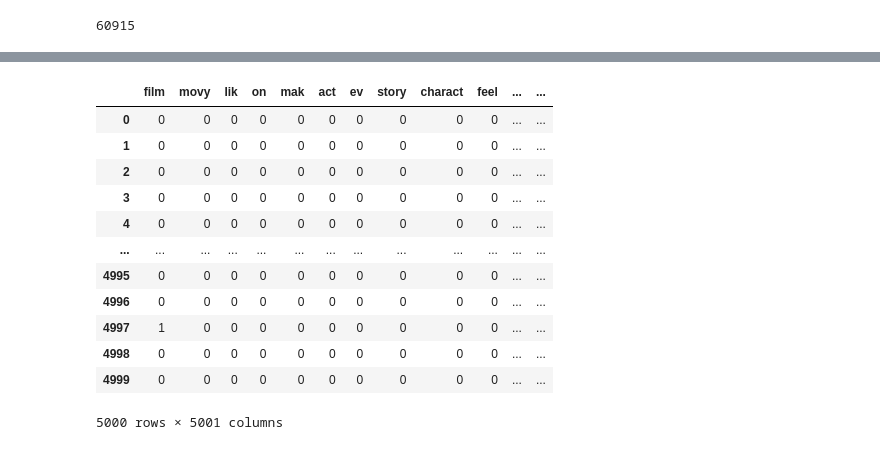
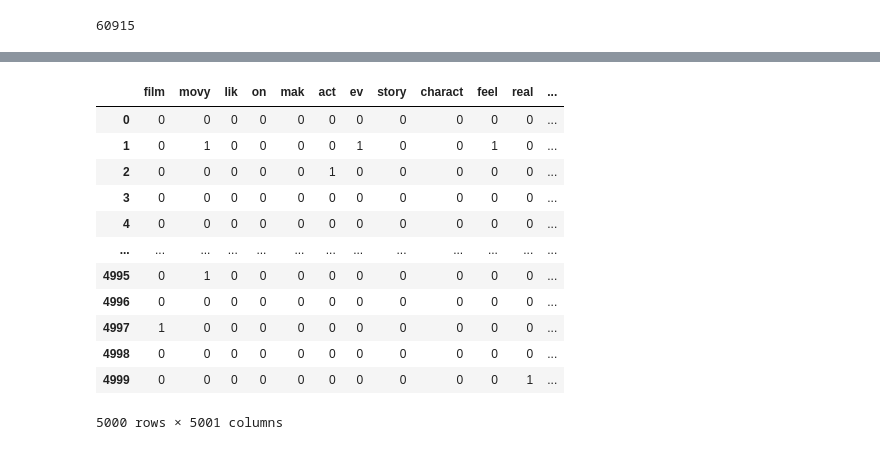
Before and after one commit to KatharinaWiedmann/DataEngGroupProject, a Jupyter notebook: NLP Classifier.ipynb, the cells around one changed output, grey strips where cells are left out. Drawn from its saved outputs; the diff is of its cells as text; code cells hidden in the pictures.

```diff
--- a/NLP Classifier.ipynb
+++ b/NLP Classifier.ipynb
@@ -124,25 +124,36 @@ sorted_count
  ('moviego', 12),
  ('arc', 12),
  ...]
+# %%
+a=[]
+for i in reviews['Review'] :
+    i = i.lower()
+    i =
+    i = word_tokenize(i)
+    x = []
+    for j in i:
+        j = LS.stem(j)
+        x.append(j)
+    a.append(x)
+a
 # %%
 word_matrix = []
 
 for i in a: word_matrix.append([1 if j in i else 0 for j in top5000])
 features = pd.DataFrame(word_matrix, columns = top5000, index = reviews.index)
-features['review']=reviews['Review']
 features['freshness']=reviews['Freshness']
 features
 # %% [output]
-|  | film | movy | lik | on | mak | act | ev | story | charact | feel | ... | ... |
-| 0 | 0 | 0 | 0 | 0 | 0 | 0 | 0 | 0 | 0 | 0 | ... | ... |
-| 1 | 0 | 0 | 0 | 0 | 0 | 0 | 0 | 0 | 0 | 0 | ... | ... |
-| 2 | 0 | 0 | 0 | 0 | 0 | 0 | 0 | 0 | 0 | 0 | ... | ... |
-| 3 | 0 | 0 | 0 | 0 | 0 | 0 | 0 | 0 | 0 | 0 | ... | ... |
-| 4 | 0 | 0 | 0 | 0 | 0 | 0 | 0 | 0 | 0 | 0 | ... | ... |
+|  | film | movy | lik | on | mak | act | ev | story | charact | feel | real | ... |
+| 0 | 0 | 0 | 0 | 0 | 0 | 0 | 0 | 0 | 0 | 0 | 0 | ... |
+| 1 | 0 | 1 | 0 | 0 | 0 | 0 | 1 | 0 | 0 | 1 | 0 | ... |
+| 2 | 0 | 0 | 0 | 0 | 0 | 1 | 0 | 0 | 0 | 0 | 0 | ... |
+| 3 | 0 | 0 | 0 | 0 | 0 | 0 | 0 | 0 | 0 | 0 | 0 | ... |
+| 4 | 0 | 0 | 0 | 0 | 0 | 0 | 0 | 0 | 0 | 0 | 0 | ... |
 | ... | ... | ... | ... | ... | ... | ... | ... | ... | ... | ... | ... | ... |
-| 4995 | 0 | 0 | 0 | 0 | 0 | 0 | 0 | 0 | 0 | 0 | ... | ... |
-| 4996 | 0 | 0 | 0 | 0 | 0 | 0 | 0 | 0 | 0 | 0 | ... | ... |
-| 4997 | 1 | 0 | 0 | 0 | 0 | 0 | 0 | 0 | 0 | 0 | ... | ... |
-| 4998 | 0 | 0 | 0 | 0 | 0 | 0 | 0 | 0 | 0 | 0 | ... | ... |
-| 4999 | 0 | 0 | 0 | 0 | 0 | 0 | 0 | 0 | 0 | 0 | ... | ... |
+| 4995 | 0 | 1 | 0 | 0 | 0 | 0 | 0 | 0 | 0 | 0 | 0 | ... |
+| 4996 | 0 | 0 | 0 | 0 | 0 | 0 | 0 | 0 | 0 | 0 | 0 | ... |
+| 4997 | 1 | 0 | 0 | 0 | 0 | 0 | 0 | 0 | 0 | 0 | 0 | ... |
+| 4998 | 0 | 0 | 0 | 0 | 0 | 0 | 0 | 0 | 0 | 0 | 0 | ... |
+| 4999 | 0 | 0 | 0 | 0 | 0 | 0 | 0 | 0 | 0 | 0 | 1 | ... |
 5000 rows × 5001 columns
```
Also changed, not shown: parts of 3 cells of this notebook, 1 other file.
